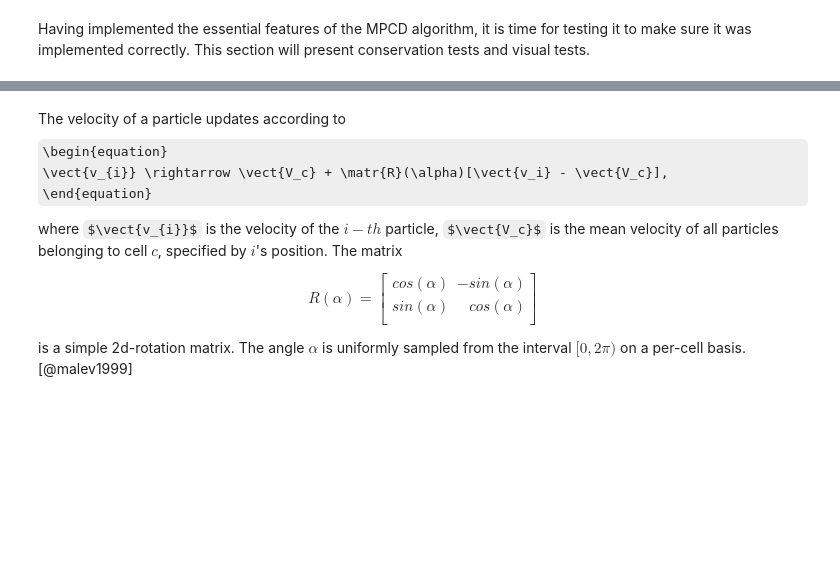
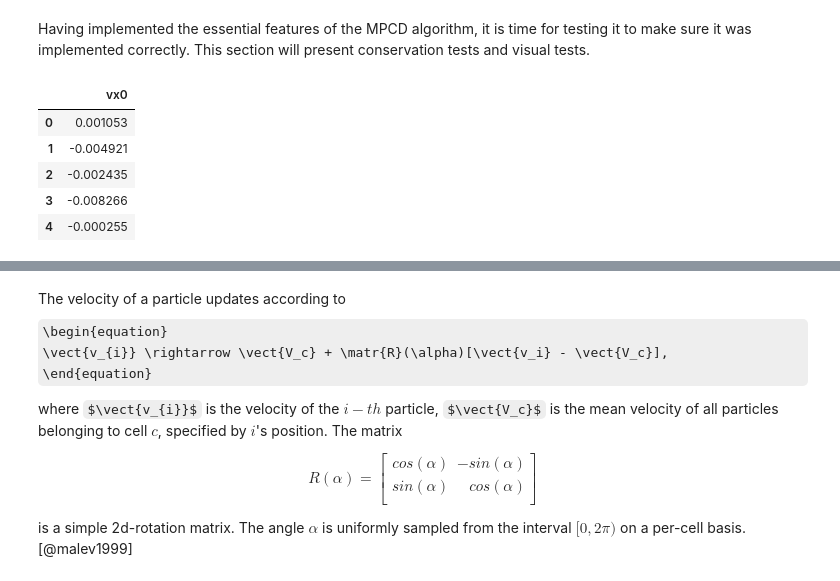
Before and after one commit to SaphCode/MPCD, a Jupyter notebook: Analysis/thesis.ipynb, the cells around one changed output, grey strips where cells are left out. Cells and saved outputs as stored; diff of their text form; code cells hidden in the pictures; some formulas as TeX source; blank space fills up the shorter version.

```diff
--- a/Analysis/thesis.ipynb
+++ b/Analysis/thesis.ipynb
@@ -485,34 +461,44 @@ particles = "particles_"
 timestep = 'timestep_'
 x = 'x'
 y = 'y'
 vx = 'vx'
 vy = 'vy'
 
-import glob
-filenames = glob.glob('{}{}{}*.csv'.format(path, particles, timestep))
+import pandas as pd
+filenames = []
+filename = path + particles + timestep + "0000" + csv
+filenames.append(filename)
 
-import pandas as pd
 dfs = []
 for path in filenames:
     df = pd.read_csv(path)
     dfs.append(df)
+    break
+
 
 x_columns = ['{}{}'.format(x, num) for num in range(0, len(filenames))]
 y_columns = ['{}{}'.format(y, num) for num in range(0, len(filenames))]
 vx_columns = ['{}{}'.format(vx, num) for num in range(0, len(filenames))]
 vy_columns = ['{}{}'.format(vy, num) for num in range(0, len(filenames))]
 
 x_evolution = pd.DataFrame(columns=x_columns)
 y_evolution = pd.DataFrame(columns=y_columns)
 vx_evolution = pd.DataFrame(columns=vx_columns)
 vy_evolution = pd.DataFrame(columns=vy_columns)
 
 i = 0
 for df in dfs:
     x_evolution['{}{}'.format(x, i)] = df[x]
     y_evolution['{}{}'.format(y, i)] = df[y]
     vx_evolution['{}{}'.format(vx, i)] = df[vx]
     vy_evolution['{}{}'.format(vy, i)] = df[vy]
     i += 1
 
-x_evolution.head()
+vx_evolution.head()
+# %% [output]
+|  | vx0 |
+| 0 | 0.001053 |
+| 1 | -0.004921 |
+| 2 | -0.002435 |
+| 3 | -0.008266 |
+| 4 | -0.000255 |
```
Also changed, not shown: parts of 8 cells of this notebook, 11 other files.
